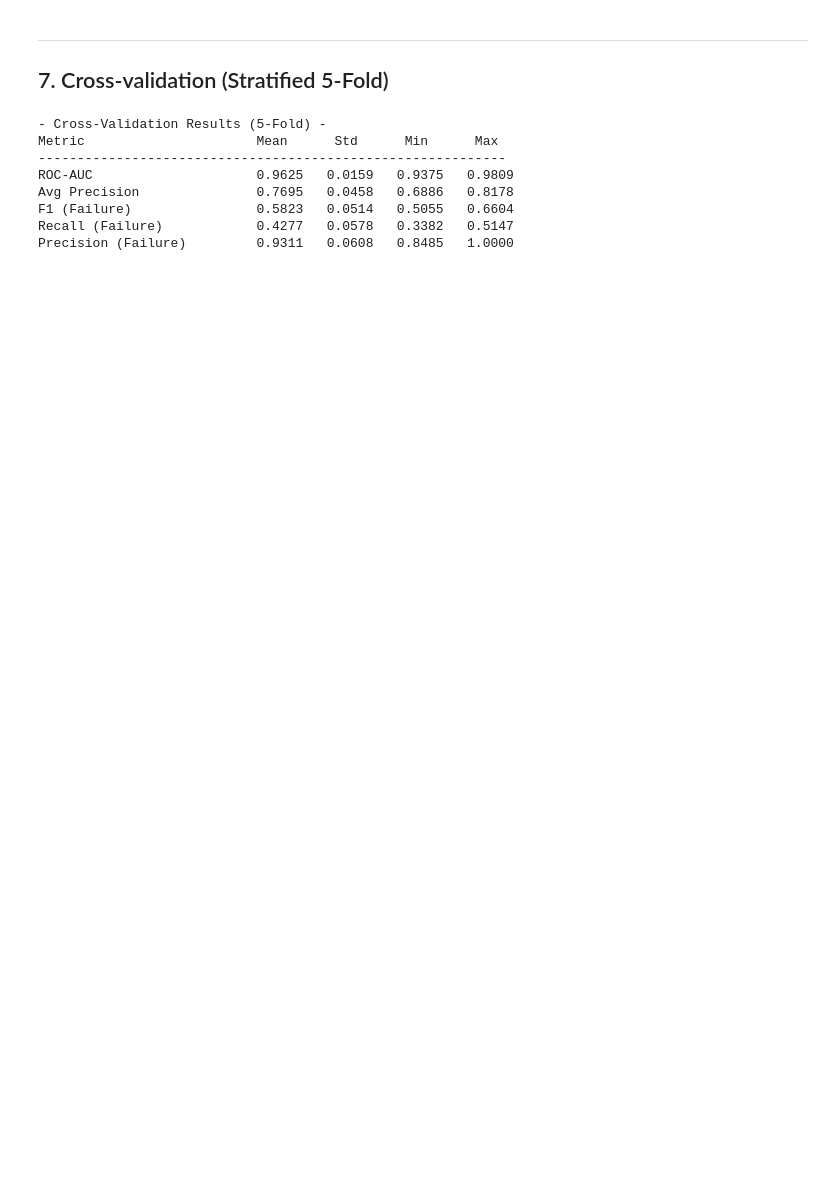
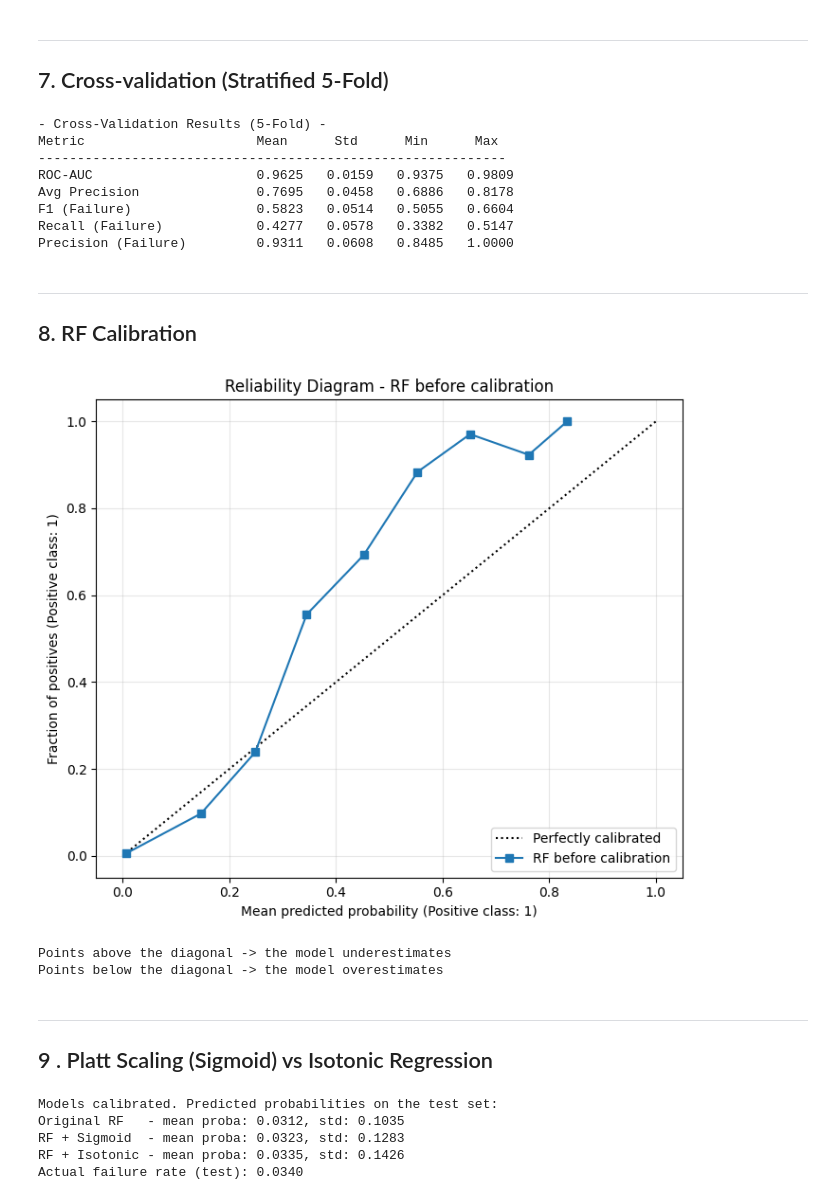
Before and after one commit to hadoyyo/Machine-Predictive-Maintenance-Expert-System, a Jupyter notebook: rf_model.ipynb, the cells around one changed output. Saved outputs shown, nothing was run; the diff lists cells and outputs as text; code cells hidden in the pictures; blank space fills up the shorter version.

```diff
--- a/rf_model.ipynb
+++ b/rf_model.ipynb
@@ -203,3 +213,66 @@ Avg Precision               0.7695   0.0458   0.6886   0.8178
 F1 (Failure)                0.5823   0.0514   0.5055   0.6604
 Recall (Failure)            0.4277   0.0578   0.3382   0.5147
 Precision (Failure)         0.9311   0.0608   0.8485   1.0000
+# %% [markdown]
+---
+## 8. RF Calibration
+# %%
+from sklearn.calibration import CalibratedClassifierCV, CalibrationDisplay
+from sklearn.model_selection import cross_val_predict
+
+y_proba_cv = cross_val_predict(
+    RandomForestClassifier(n_estimators=200, class_weight='balanced', random_state=17, n_jobs=-1),
+    X_train_calib, y_train_calib,
+    cv=StratifiedKFold(n_splits=5, shuffle=True, random_state=42),
+    method='predict_proba'
+)[:, 1]
+
+fig, ax = plt.subplots(figsize=(7, 6))
+CalibrationDisplay.from_predictions(
+    y_train_calib, y_proba_cv,
+    n_bins=10, ax=ax,
+    name='RF before calibration'
+)
+ax.set_title('Reliability Diagram - RF before calibration')
+ax.grid(True, alpha=0.3)
+plt.tight_layout()
+plt.show()
+
+print('Points above the diagonal -> the model underestimates')
+print('Points below the diagonal -> the model overestimates')
+# %% [output]
+[figure, added]
+Points above the diagonal -> the model underestimates
+Points below the diagonal -> the model overestimates
+# %% [markdown]
+---
+## 9 . Platt Scaling (Sigmoid) vs Isotonic Regression
+# %%
+base_rf = RandomForestClassifier(
+    n_estimators=200, class_weight='balanced', random_state=17, n_jobs=-1
+)
+
+base_rf.fit(X_train, y_train)
+
+rf_sigmoid = CalibratedClassifierCV(base_rf, method='sigmoid', cv='prefit')
+rf_isotonic = CalibratedClassifierCV(base_rf, method='isotonic', cv='prefit')
+
+rf_sigmoid.fit(X_calib, y_calib)
+rf_isotonic.fit(X_calib, y_calib)
+
+y_proba_sigmoid  = rf_sigmoid.predict_proba(X_test)[:, 1]
+y_proba_isotonic = rf_isotonic.predict_proba(X_test)[:, 1]
+
+y_proba = base_rf.predict_proba(X_test)[:, 1]
+
+print('Models calibrated. Predicted probabilities on the test set:')
+print(f'Original RF   - mean proba: {y_proba.mean():.4f}, std: {y_proba.std():.4f}')
+print(f'RF + Sigmoid  - mean proba: {y_proba_sigmoid.mean():.4f}, std: {y_proba_sigmoid.std():.4f}')
+print(f'RF + Isotonic - mean proba: {y_proba_isotonic.mean():.4f}, std: {y_proba_isotonic.std():.4f}')
+print(f'Actual failure rate (test): {y_test.mean():.4f}')
+# %% [output]
+Models calibrated. Predicted probabilities on the test set:
+Original RF   - mean proba: 0.0312, std: 0.1035
+RF + Sigmoid  - mean proba: 0.0323, std: 0.1283
+RF + Isotonic - mean proba: 0.0335, std: 0.1426
+Actual failure rate (test): 0.0340
```
Also changed, not shown: parts of 18 cells of this notebook.
